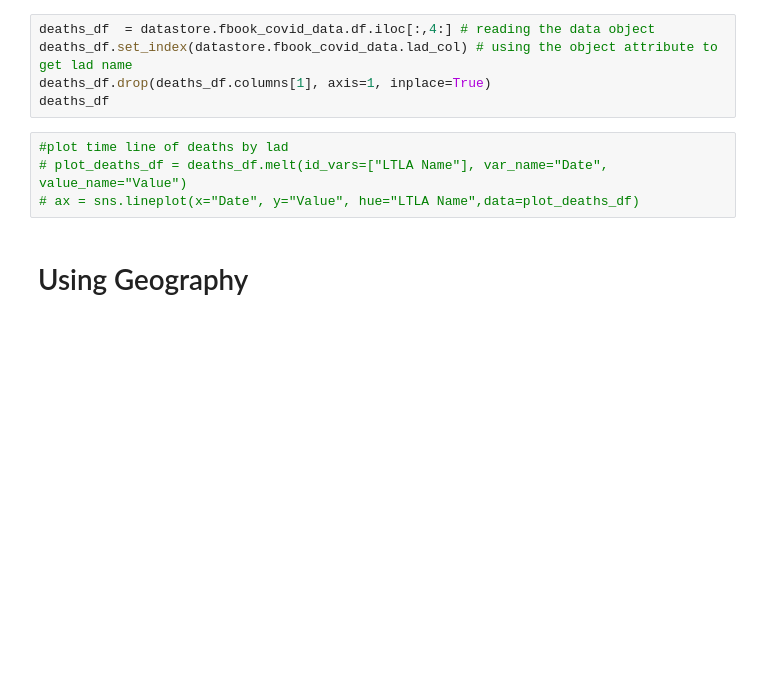
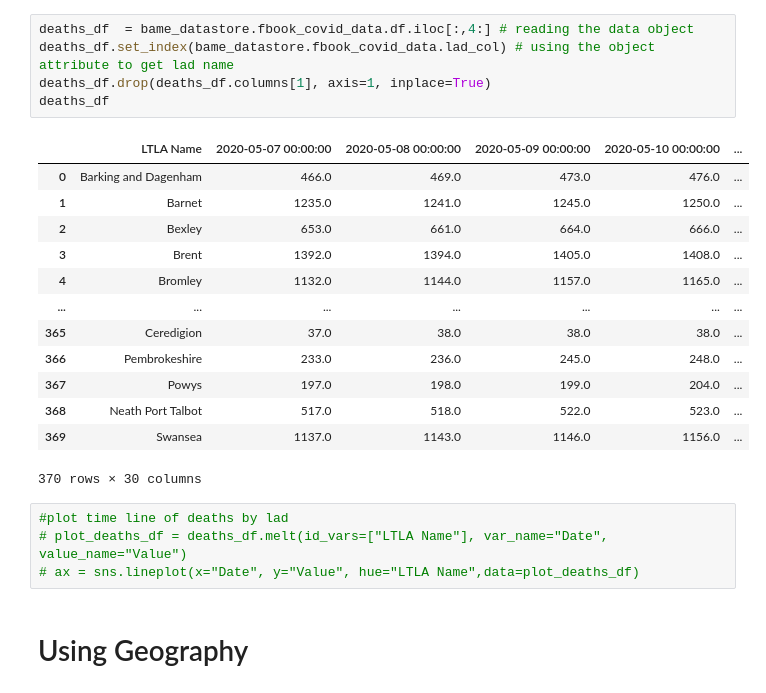
Before and after one commit to Quotennial/covid_bame, a Jupyter notebook: notebooks/using_datastore.ipynb, the cells around one changed output. Saved outputs shown, nothing was run; the diff lists cells and outputs as text; blank space fills up the shorter version.

Commit message:
explanatory data and more analysis

```diff
--- a/notebooks/using_datastore.ipynb
+++ b/notebooks/using_datastore.ipynb
@@ -23,8 +20,22 @@ datastore.ethnicity_data.data_url
 # %%
-deaths_df  = datastore.fbook_covid_data.df.iloc[:,4:] # reading the data object
-deaths_df.set_index(datastore.fbook_covid_data.lad_col) # using the object attribute to get lad name
+deaths_df  = bame_datastore.fbook_covid_data.df.iloc[:,4:] # reading the data object
+deaths_df.set_index(bame_datastore.fbook_covid_data.lad_col) # using the object attribute to get lad name
 deaths_df.drop(deaths_df.columns[1], axis=1, inplace=True)
 deaths_df
+# %% [output]
+|  | LTLA Name | 2020-05-07 00:00:00 | 2020-05-08 00:00:00 | 2020-05-09 00:00:00 | 2020-05-10 00:00:00 | ... |
+| 0 | Barking and Dagenham | 466.0 | 469.0 | 473.0 | 476.0 | ... |
+| 1 | Barnet | 1235.0 | 1241.0 | 1245.0 | 1250.0 | ... |
+| 2 | Bexley | 653.0 | 661.0 | 664.0 | 666.0 | ... |
+| 3 | Brent | 1392.0 | 1394.0 | 1405.0 | 1408.0 | ... |
+| 4 | Bromley | 1132.0 | 1144.0 | 1157.0 | 1165.0 | ... |
+| ... | ... | ... | ... | ... | ... | ... |
+| 365 | Ceredigion | 37.0 | 38.0 | 38.0 | 38.0 | ... |
+| 366 | Pembrokeshire | 233.0 | 236.0 | 245.0 | 248.0 | ... |
+| 367 | Powys | 197.0 | 198.0 | 199.0 | 204.0 | ... |
+| 368 | Neath Port Talbot | 517.0 | 518.0 | 522.0 | 523.0 | ... |
+| 369 | Swansea | 1137.0 | 1143.0 | 1146.0 | 1156.0 | ... |
+370 rows × 30 columns
 # %%
 #plot time line of deaths by lad
 # plot_deaths_df = deaths_df.melt(id_vars=["LTLA Name"], var_name="Date", value_name="Value")
```
Also changed, not shown: parts of 5 cells of this notebook, 16 other files.
